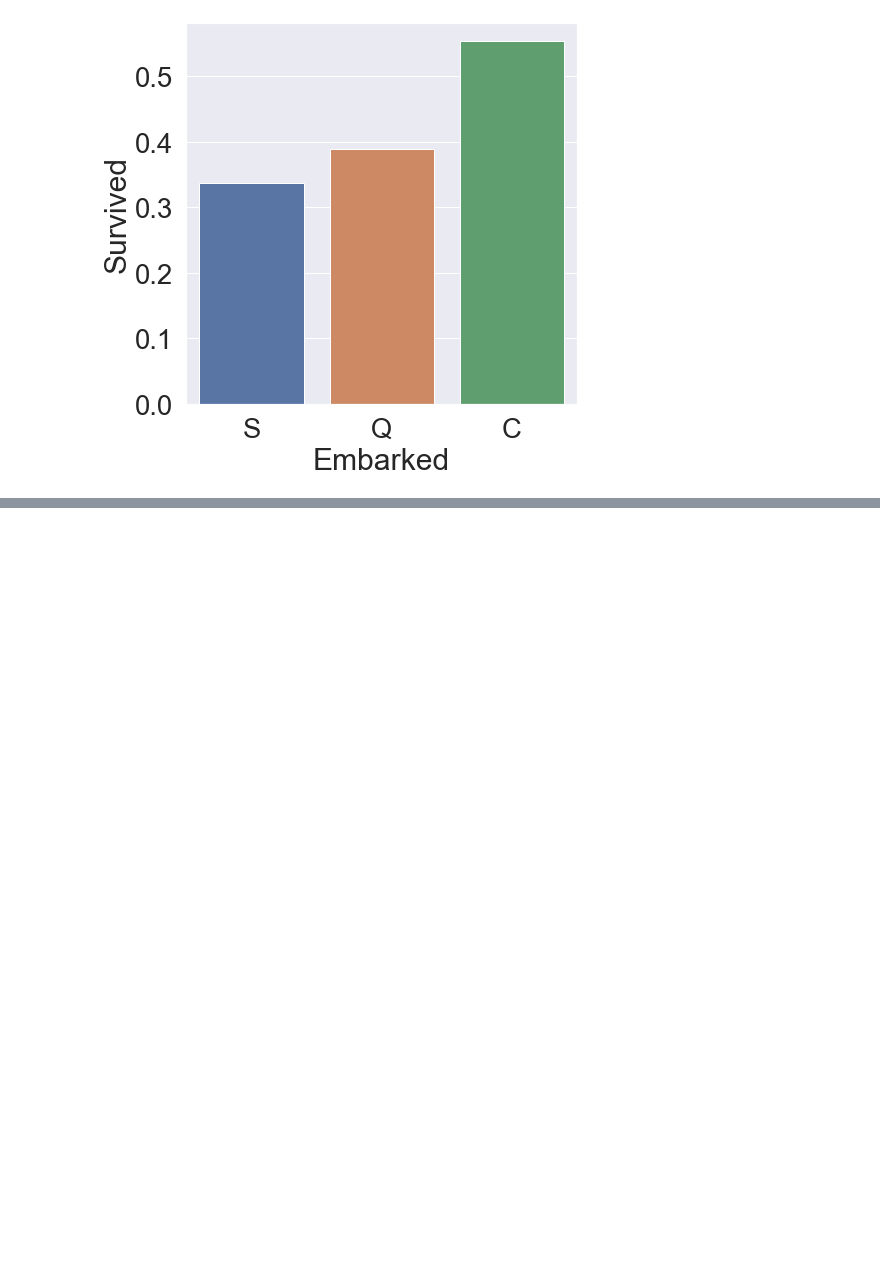
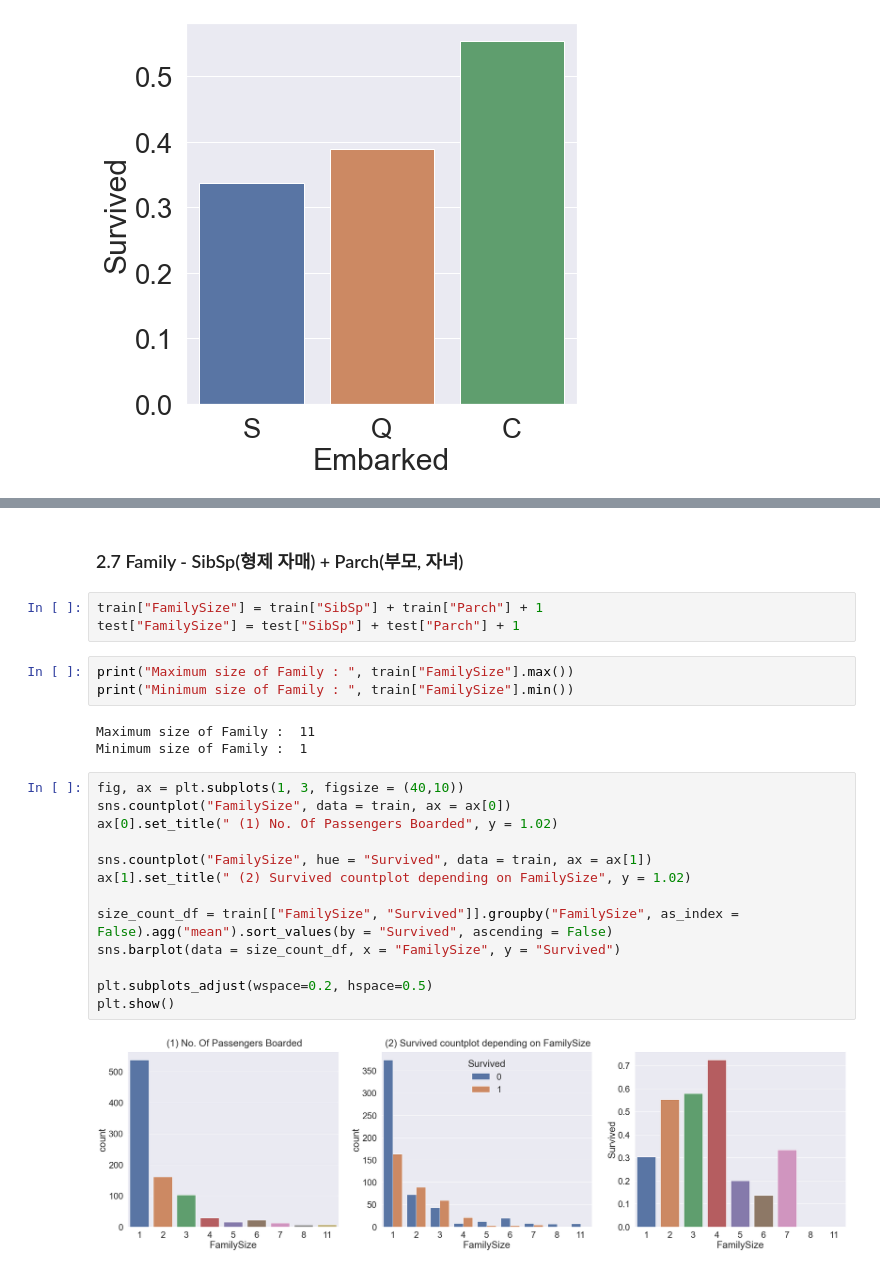
Before and after one commit to DominKim/kaggle_practice, a Jupyter notebook: Step01_Titanic.ipynb, the cells around one changed output, grey strips where cells are left out. Cells and saved outputs as stored; diff of their text form; blank space fills up the shorter version.

```diff
--- a/Step01_Titanic.ipynb
+++ b/Step01_Titanic.ipynb
@@ -260,3 +263,29 @@ plt.subplots_adjust(wspace = 0.2, hspace = 0.5)
 plt.show()
 # %% [output]
 [figure]
+# %% [markdown]
+### 2.7 Family - SibSp(형제 자매) + Parch(부모, 자녀)
+# %%
+train["FamilySize"] = train["SibSp"] + train["Parch"] + 1
+test["FamilySize"] = test["SibSp"] + test["Parch"] + 1
+# %%
+print("Maximum size of Family : ", train["FamilySize"].max())
+print("Minimum size of Family : ", train["FamilySize"].min())
+# %% [output]
+Maximum size of Family :  11
+Minimum size of Family :  1
+# %%
+fig, ax = plt.subplots(1, 3, figsize = (40,10))
+sns.countplot("FamilySize", data = train, ax = ax[0])
+ax[0].set_title(" (1) No. Of Passengers Boarded", y = 1.02)
+
+sns.countplot("FamilySize", hue = "Survived", data = train, ax = ax[1])
+ax[1].set_title(" (2) Survived countplot depending on FamilySize", y = 1.02)
+
+size_count_df = train[["FamilySize", "Survived"]].groupby("FamilySize", as_index = False).agg("mean").sort_values(by = "Survived", ascending = False)
+sns.barplot(data = size_count_df, x = "FamilySize", y = "Survived")
+
+plt.subplots_adjust(wspace=0.2, hspace=0.5)
+plt.show()
+# %% [output]
+[figure, added]
```
Also changed, not shown: parts of 5 cells of this notebook.
